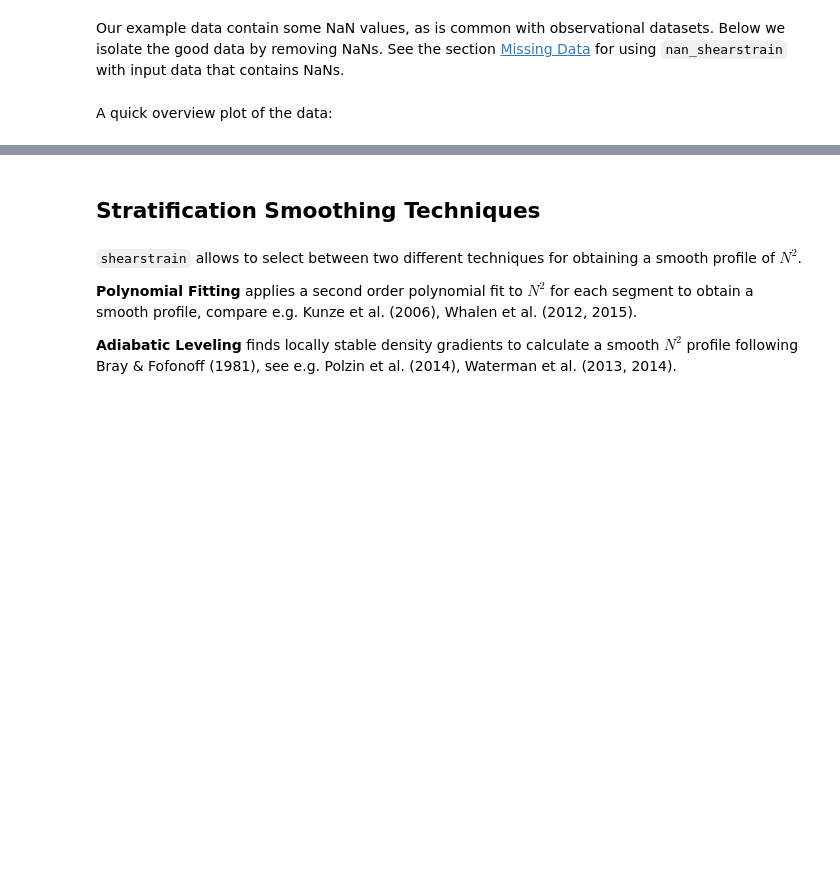
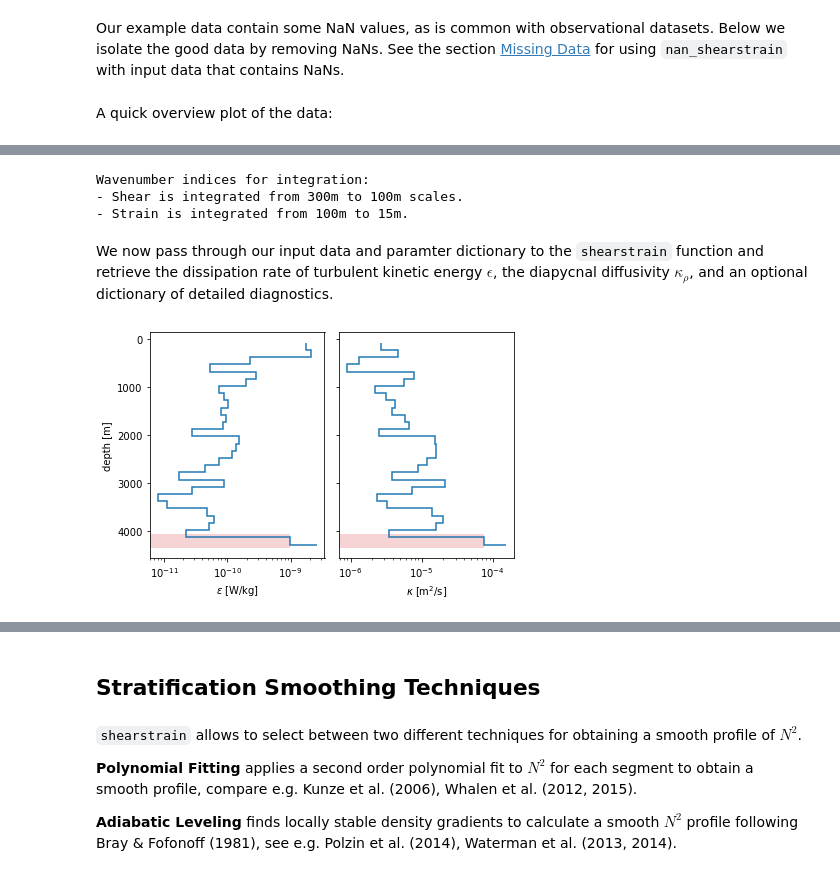
Before and after one commit to modscripps/mixsea, a Jupyter notebook: docs/shearstrain.ipynb, the cells around one changed output, grey strips where cells are left out. Drawn from its saved outputs; the diff is of its cells as text; code cells hidden in the pictures; blank space fills up the shorter version.

```diff
--- a/docs/shearstrain.ipynb
+++ b/docs/shearstrain.ipynb
@@ -60,0 +107,69 @@ ax[0].invert_yaxis()
+# %%
+shst_params = dict()
+
+# Center points of depth windows. Windows are half overlapping, i.e.
+# their size (300m) is double the spacing here (150m).
+window_size = 300.
+min_size = 10.
+dz = window_size / 2
+shst_params["depth_bin"] = np.arange(dz, 10000., dz)
+shst_params["window_size"] = window_size
+
+# Set up wavenumber vector.
+shst_params["m"] = np.arange(
+    2 * np.pi / window_size, 2 * np.pi / min_size, 2 * np.pi / window_size
+)
+
+# Set up limits for shear and strain variance integrations
+mi_sh = np.array([0, 3]); mii_sh = np.array(range(*mi_sh))
+mi_st = np.array([2, 20]); mii_st = np.array(range(*mi_st))
+
+shst_params["m_include_sh"] = mii_sh
+shst_params["m_include_st"] = mii_st
+
+# Convert indices to more intuitive length scales
+m_sh = 2*np.pi/shst_params["m"][[mi_sh[0], mi_sh[1]-1]]
+m_st = 2*np.pi/shst_params["m"][[mi_st[0], mi_st[1]-1]]
+print(
+    f"Wavenumber indices for integration:\n"
+    f"- Shear is integrated from {round(m_sh[0])}m to {round(m_sh[1])}m scales.\n"
+    f"- Strain is integrated from {round(m_st[0])}m to {round(m_st[1])}m."
+)
+# %% [output]
+Wavenumber indices for integration:
+- Shear is integrated from 300m to 100m scales.
+- Strain is integrated from 100m to 15m.
+# %% [markdown]
+We now pass through our input data and paramter dictionary to the `shearstrain` function and retrieve the dissipation rate of turbulent kinetic energy $\epsilon$, the diapycnal diffusivity $\kappa_{\rho}$, and an optional dictionary of detailed diagnostics.
+# %%
+eps, krho, diag = mx.shearstrain.shearstrain(
+    depth, t, SP, lon, lat, uz, vz, depth_sh, **shst_params, ladcp_is_shear=True, return_diagnostics=True
+)
+# %%
+
+
+depth_bin_edges = np.concatenate(([np.min(depth_bin)-dz/2], 0.5*(depth_bin[1:]+depth_bin[:-1]), [np.max(depth_bin)-dz/2]))
+
+depth_bin = diag["depth_bin"]
+fig, ax = plt.subplots(
+    nrows=1, ncols=2, figsize=(6, 4), sharey=True
+)
+opts = dict(drawstyle="steps-mid")
+ax[0].stairs(eps, depth_bin_edges, orientation="horizontal", baseline=None, lw=1.5)
+ax[0].set(
+    xscale="log", xlabel=r"$\epsilon$ [W/kg]", ylabel="depth [m]"
+)
+ax[0].invert_yaxis()
+
+ax[1].stairs(krho, depth_bin_edges, orientation="horizontal", baseline=None, lw=1.5)
+ax[1].set(
+    xscale="log", xlabel=r"$\kappa$ [m$^{2}$/s]"
+)
+
+k = -2
+ax[0].fill_betweenx(np.array([-dz, dz])+depth_bin[k], [0, 0], [eps[k], eps[k]], facecolor="C3", alpha=0.2)
+ax[1].fill_betweenx(np.array([-dz, dz])+depth_bin[k], [0, 0], [krho[k], krho[k]], facecolor="C3", alpha=0.2)
+
+plt.tight_layout()
+# %% [output]
+[figure, added]
```
Also changed, not shown: parts of 16 cells of this notebook, 3 other files.
